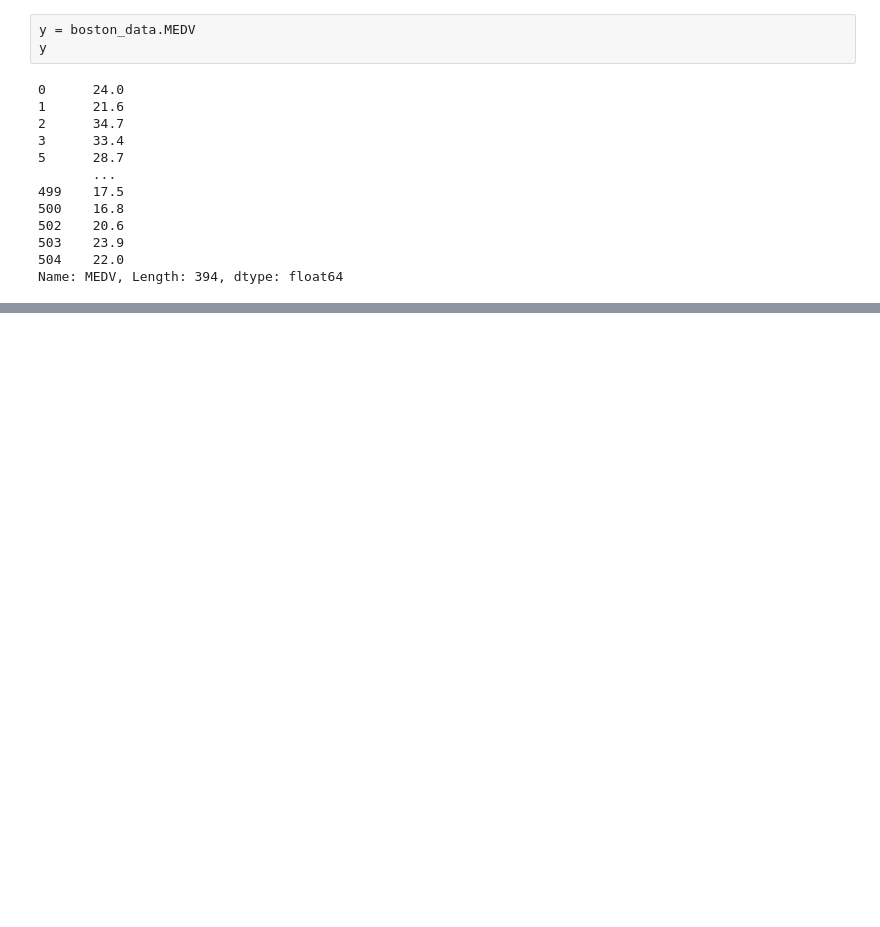
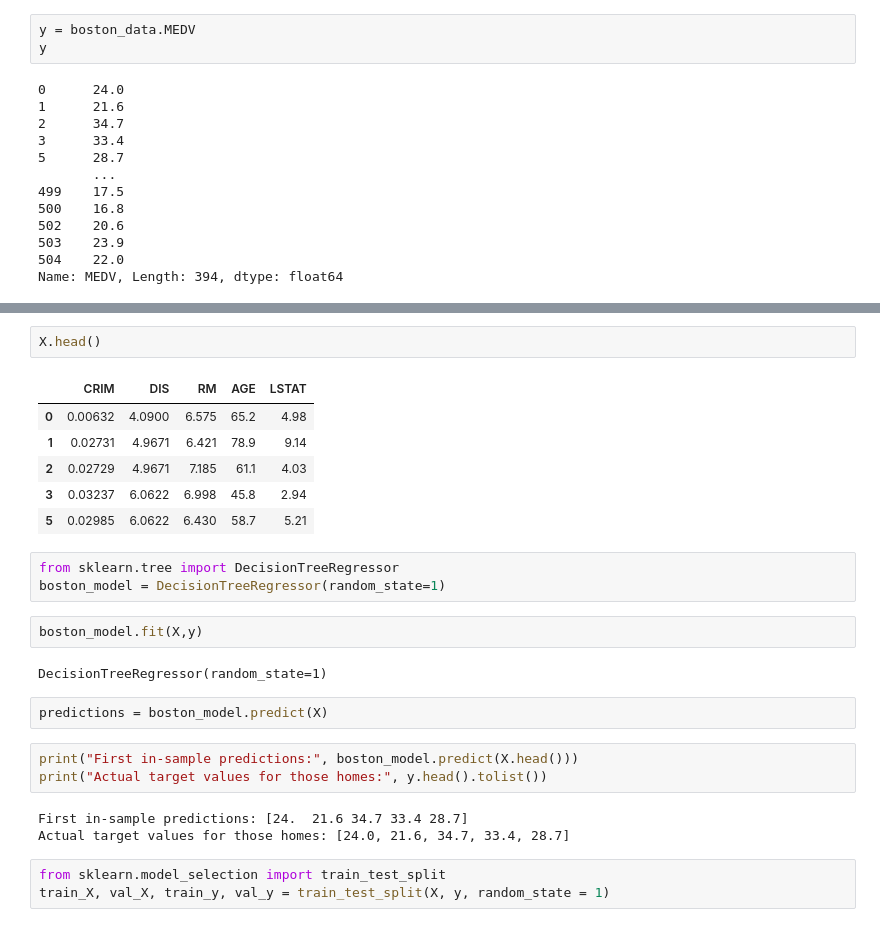
Before and after one commit to Astroworld97/CS574FinalProject, a Jupyter notebook: boston_model.ipynb, the cells around one changed output, grey strips where cells are left out. Drawn from its saved outputs; the diff is of its cells as text; blank space fills up the shorter version.

```diff
--- a/boston_model.ipynb
+++ b/boston_model.ipynb
@@ -124,0 +150,27 @@ Name: MEDV, Length: 394, dtype: float64
+# %%
+X.head()
+# %% [output]
+|  | CRIM | DIS | RM | AGE | LSTAT |
+| 0 | 0.00632 | 4.0900 | 6.575 | 65.2 | 4.98 |
+| 1 | 0.02731 | 4.9671 | 6.421 | 78.9 | 9.14 |
+| 2 | 0.02729 | 4.9671 | 7.185 | 61.1 | 4.03 |
+| 3 | 0.03237 | 6.0622 | 6.998 | 45.8 | 2.94 |
+| 5 | 0.02985 | 6.0622 | 6.430 | 58.7 | 5.21 |
+# %%
+from sklearn.tree import DecisionTreeRegressor
+boston_model = DecisionTreeRegressor(random_state=1)
+# %%
+boston_model.fit(X,y)
+# %% [output]
+DecisionTreeRegressor(random_state=1)
+# %%
+predictions = boston_model.predict(X)
+# %%
+print("First in-sample predictions:", boston_model.predict(X.head()))
+print("Actual target values for those homes:", y.head().tolist())
+# %% [output]
+First in-sample predictions: [24.  21.6 34.7 33.4 28.7]
+Actual target values for those homes: [24.0, 21.6, 34.7, 33.4, 28.7]
+# %%
+from sklearn.model_selection import train_test_split
+train_X, val_X, train_y, val_y = train_test_split(X, y, random_state = 1)
```
Also changed, not shown: parts of 9 cells of this notebook.
